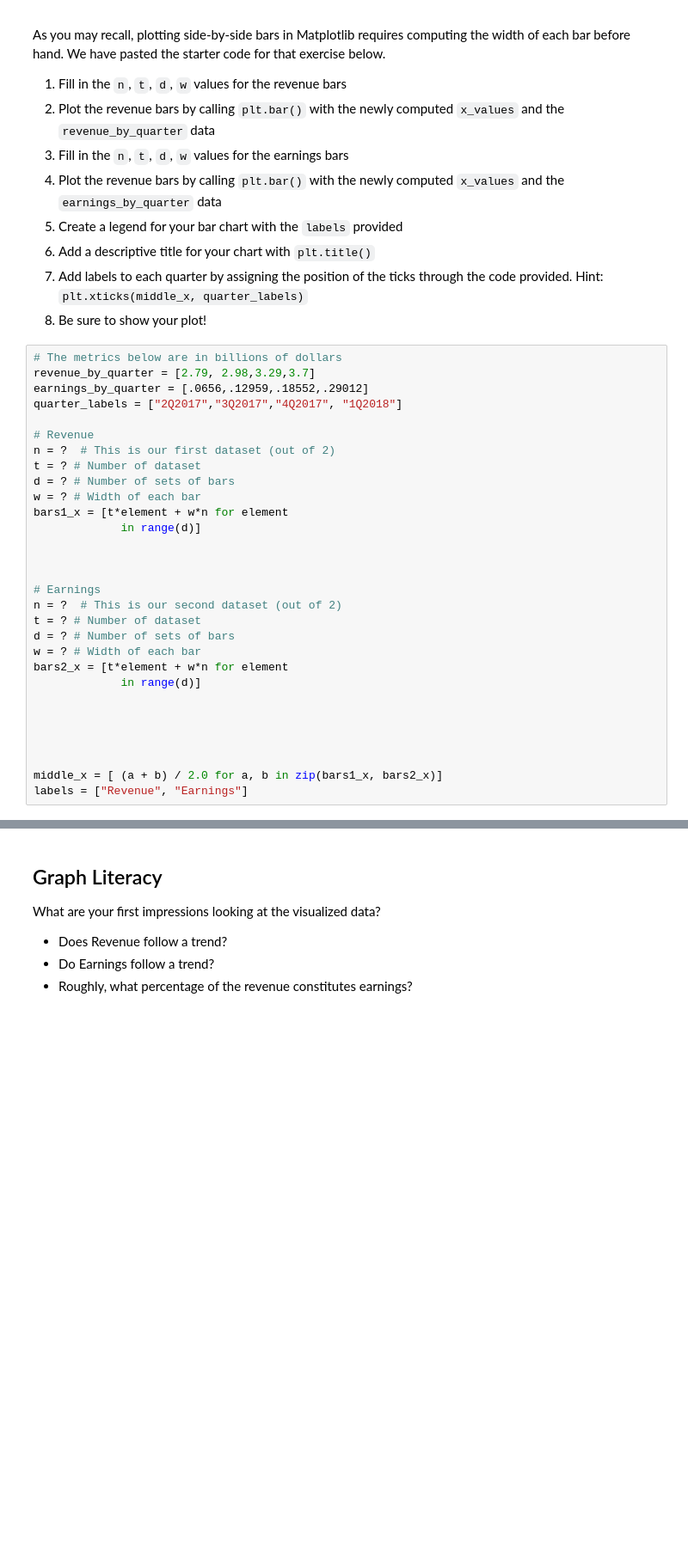
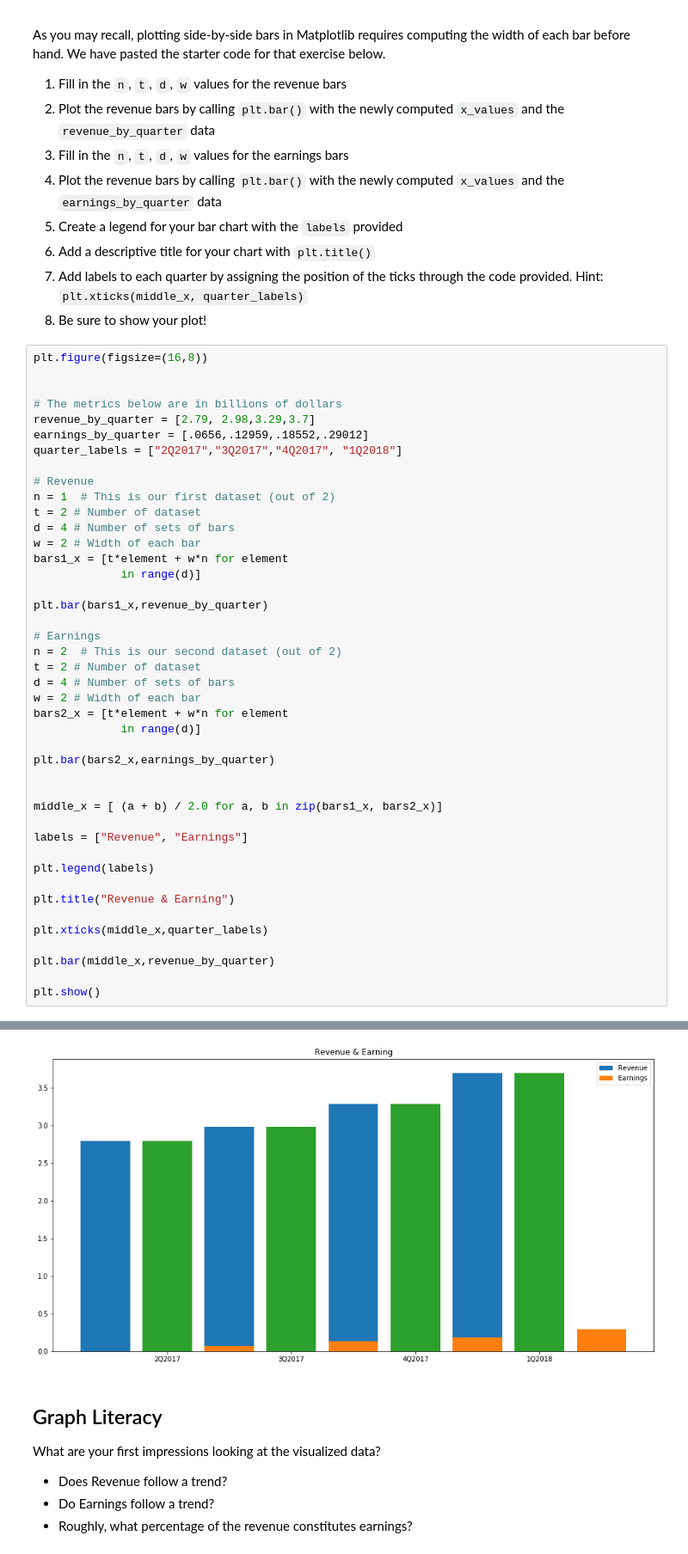
Before and after one commit to twenfy/NetflixData, a Jupyter notebook: netflix_visualizations.ipynb, the cells around one changed output, grey strips where cells are left out. Shown: that part at 86% size. Saved outputs shown, nothing was run; the diff lists cells and outputs as text; blank space fills up the shorter version.

```diff
--- a/netflix_visualizations.ipynb
+++ b/netflix_visualizations.ipynb
@@ -277,33 +279,46 @@ As you may recall, plotting side-by-side bars in Matplotlib requires computing t
 7. Add labels to each quarter by assigning the position of the ticks through the code provided. Hint:  `plt.xticks(middle_x, quarter_labels)`
 8. Be sure to show your plot!
 # %%
+plt.figure(figsize=(16,8))
+
+
 # The metrics below are in billions of dollars
 revenue_by_quarter = [2.79, 2.98,3.29,3.7]
 earnings_by_quarter = [.0656,.12959,.18552,.29012]
 quarter_labels = ["2Q2017","3Q2017","4Q2017", "1Q2018"]
 
 # Revenue
-n = ?  # This is our first dataset (out of 2)
-t = ? # Number of dataset
-d = ? # Number of sets of bars
-w = ? # Width of each bar
+n = 1  # This is our first dataset (out of 2)
+t = 2 # Number of dataset
+d = 4 # Number of sets of bars
+w = 2 # Width of each bar
 bars1_x = [t*element + w*n for element
              in range(d)]
 
-
+plt.bar(bars1_x,revenue_by_quarter)
 
 # Earnings
-n = ?  # This is our second dataset (out of 2)
-t = ? # Number of dataset
-d = ? # Number of sets of bars
-w = ? # Width of each bar
+n = 2  # This is our second dataset (out of 2)
+t = 2 # Number of dataset
+d = 4 # Number of sets of bars
+w = 2 # Width of each bar
 bars2_x = [t*element + w*n for element
              in range(d)]
 
-
-
+plt.bar(bars2_x,earnings_by_quarter)
 
 
 middle_x = [ (a + b) / 2.0 for a, b in zip(bars1_x, bars2_x)]
+
 labels = ["Revenue", "Earnings"]
+
+plt.legend(labels)
+
+plt.title("Revenue & Earning")
+
+plt.xticks(middle_x,quarter_labels)
+
+plt.bar(middle_x,revenue_by_quarter)
+
+plt.show()
 # %% [output]
@@ -311,3 +325,4 @@ SyntaxError: invalid syntax (<ipython-input-3-0f5530a7090f>, line 7)
+[figure, added]
 # %% [markdown]
 ## Graph Literacy
 What are your first impressions looking at the visualized data?
```
Also changed, not shown: parts of 5 cells of this notebook.
